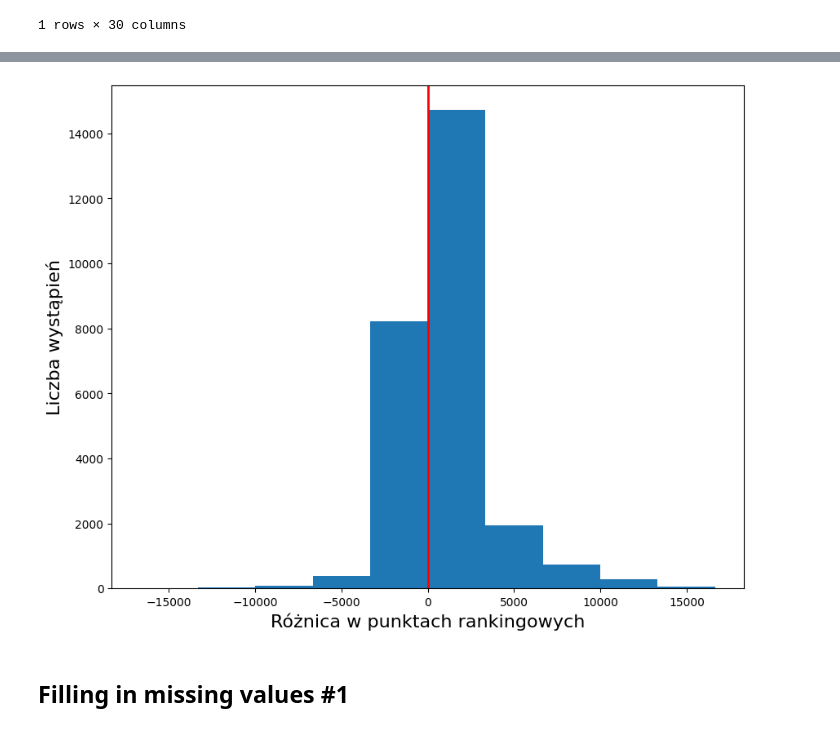
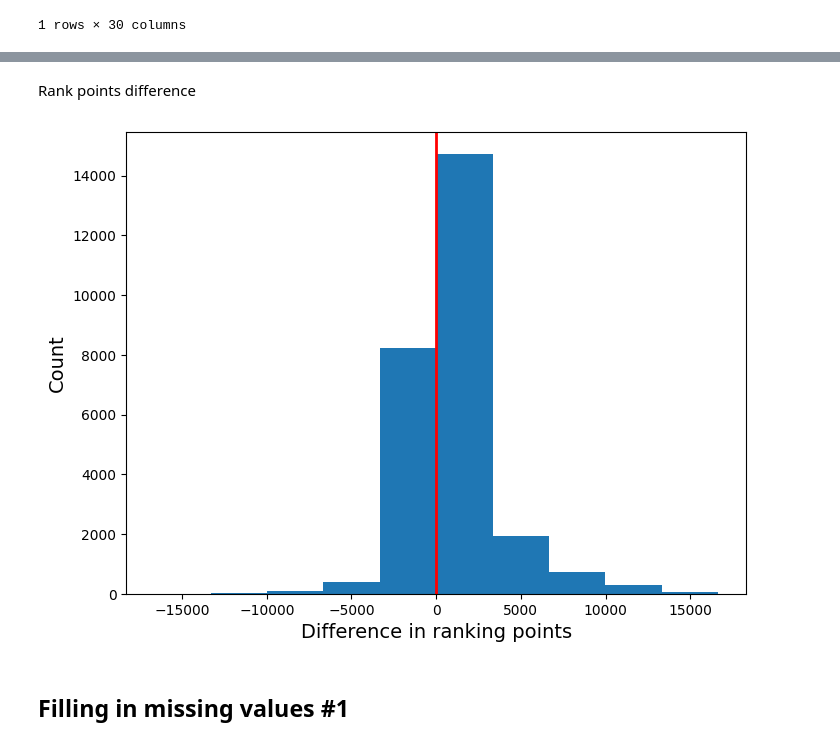
Before and after one commit to JakubWalczak1/tennis_project, a Jupyter notebook: jupyter_notebooks/01_data_cleansing_and_data_engineering.ipynb, the cells around one changed output, grey strips where cells are left out. Drawn from its saved outputs; the diff is of its cells as text; code cells hidden in the pictures.

```diff
--- a/jupyter_notebooks/01_data_cleansing_and_data_engineering.ipynb
+++ b/jupyter_notebooks/01_data_cleansing_and_data_engineering.ipynb
@@ -277,22 +250,13 @@ plt.show()
 # Age and height of a player doesn't seem to be a big factor in determining a winner.
 # But we can spot minor advantage of taller and younger players. This is why I will try to build model with
 # and without these features and then decide whether to remove them.
-# %%
-# Difference of ranking between winner and loser.
-fig, ax = plt.subplots(1, 1, figsize=(10, 8))
-rank_difference = train_data['winner_rank_points'] - train_data['loser_rank_points']
-
-# Calculating bin edges for histogram to be symmetric around 0.
-bin_width = (2 * int(abs(rank_difference).max())) / 10
-bin_edges = [i * bin_width for i in range(-5, 6)]
-
-rank_difference[rank_difference != 0].hist(ax=ax, grid=False, bins=bin_edges)
-ax.set_xlabel('Różnica w punktach rankingowych', fontsize=16)
-ax.set_ylabel('Liczba wystąpień', fontsize=16)
-ax.axvline(x=0, color='red', linestyle='-', linewidth=2)
-plt.show()
-# %% [output]
-[figure, removed]
+# %% [markdown]
+Rank points difference
+# %%
+# Difference of ranking points between winner and loser.
+compare_players('winner_rank_points', 'loser_rank_points', 'Difference in ranking points')
+# %% [output]
+[figure, added]
 # %%
 # We can see that ranking points definitly work in favor of winner.
 # %% [markdown]
```
Also changed, not shown: parts of 19 cells of this notebook, 1 other file.
